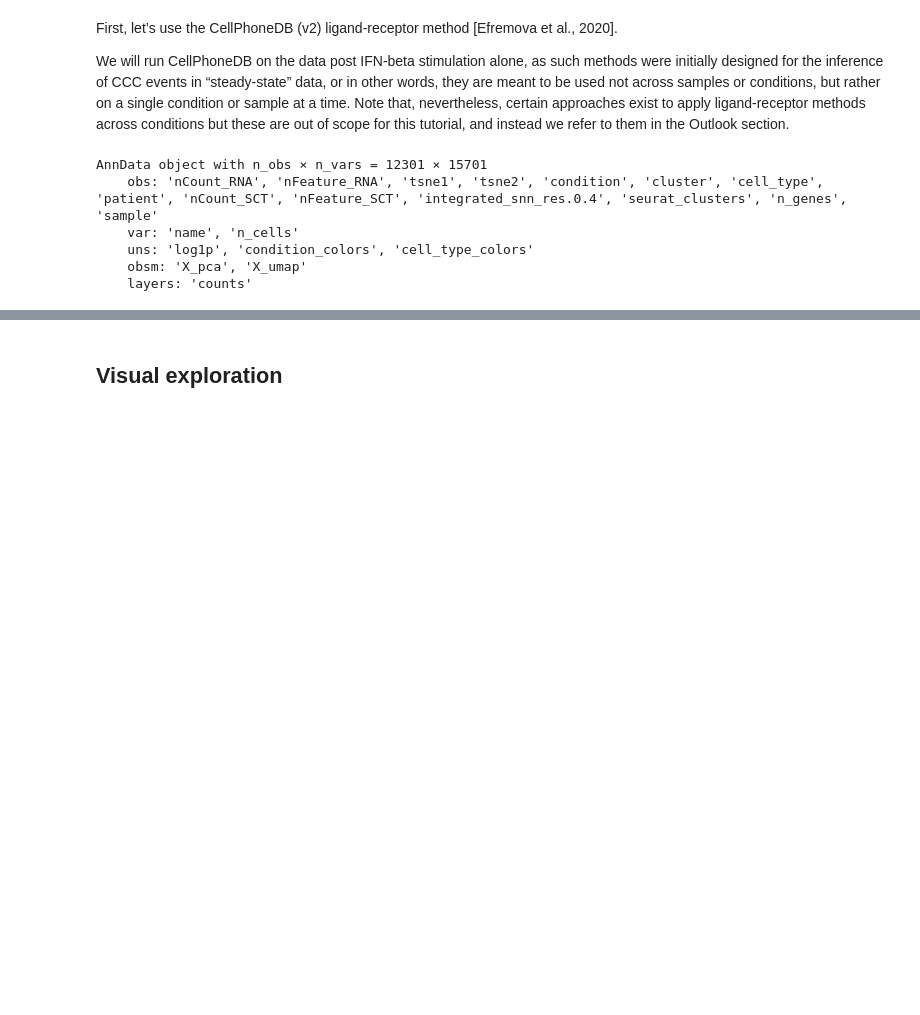
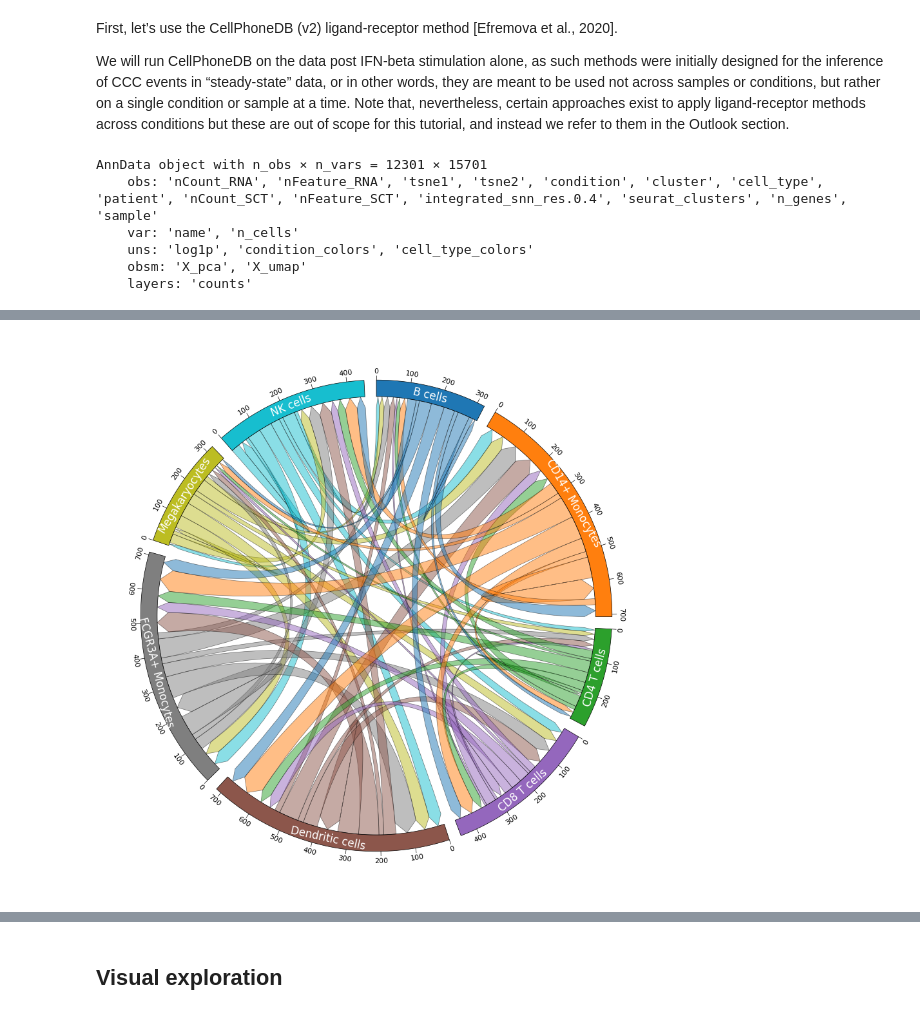
Before and after one commit to WeipengMO/single-cell-analysis, a Jupyter notebook: single-cell-best-practics/13-single-cell-cell-communication.ipynb, the cells around one changed output, grey strips where cells are left out. Drawn from its saved outputs; the diff is of its cells as text; code cells hidden in the pictures; blank space fills up the shorter version.

```diff
--- a/single-cell-best-practics/13-single-cell-cell-communication.ipynb
+++ b/single-cell-best-practics/13-single-cell-cell-communication.ipynb
@@ -142,0 +227,9 @@ adata_stim.uns["liana_res"].head()
+# %%
+liana_res = prep_liana_res(
+    adata_stim, uns_key='liana_res',
+    ligand_complex = None,
+    receptor_complex = None,
+    filter_fun = lambda x: x['cellphone_pvals'] < 0.01,
+)
+# %%
+pivot_table = liana_res.pivot_table(index='source', columns='target', aggfunc='size', fill_value=0)
@@ -142,0 +249,16 @@ adata_stim.uns["liana_res"].head()
+# %%
+# Initialize from matrix (Can also directly load tsv matrix file)
+circos = Circos.initialize_from_matrix(
+    pivot_table,
+    space=3,
+    cmap="tab10",
+    r_lim=(93, 100),
+    ticks_interval=100,
+    label_kws=dict(r=94, size=12, color="white"),
+    link_kws=dict(direction=1, ec="black", lw=0.5),
+)
+
+#print(matrix_df)
+fig = circos.plotfig()
+# %% [output]
+[figure, added]
```
Also changed, not shown: parts of 10 cells of this notebook.
